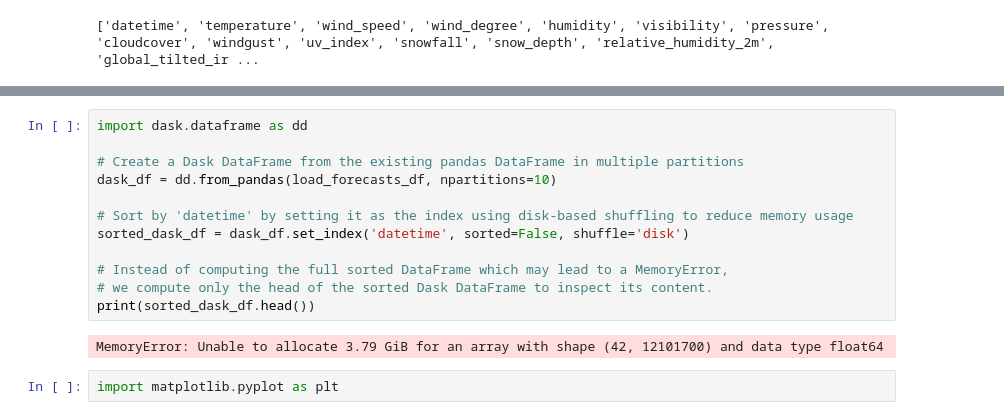
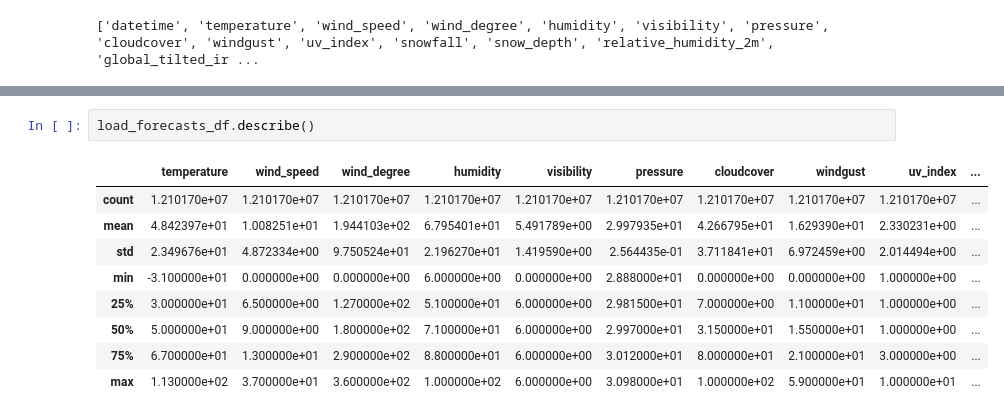
Before and after one commit to LNRobertson/East_River, a Jupyter notebook: notebooks/modeling/baseline_model.ipynb, the cells around one changed output, grey strips where cells are left out. Cells and saved outputs as stored; diff of their text form.

```diff
--- a/notebooks/modeling/baseline_model.ipynb
+++ b/notebooks/modeling/baseline_model.ipynb
@@ -27,16 +33,12 @@ Number of features: 119
-# %%
-import dask.dataframe as dd
-
-# Create a Dask DataFrame from the existing pandas DataFrame in multiple partitions
-dask_df = dd.from_pandas(load_forecasts_df, npartitions=10)
-
-# Sort by 'datetime' by setting it as the index using disk-based shuffling to reduce memory usage
-sorted_dask_df = dask_df.set_index('datetime', sorted=False, shuffle='disk')
-
-# Instead of computing the full sorted DataFrame which may lead to a MemoryError,
-# we compute only the head of the sorted Dask DataFrame to inspect its content.
-print(sorted_dask_df.head())
-# %% [output]
-MemoryError: Unable to allocate 3.79 GiB for an array with shape (42, 12101700) and data type float64
-# %%
-import matplotlib.pyplot as plt
+# %%
+load_forecasts_df.describe()
+# %% [output]
+|  | temperature | wind_speed | wind_degree | humidity | visibility | pressure | cloudcover | windgust | uv_index | ... |
+| count | 1.210170e+07 | 1.210170e+07 | 1.210170e+07 | 1.210170e+07 | 1.210170e+07 | 1.210170e+07 | 1.210170e+07 | 1.210170e+07 | 1.210170e+07 | ... |
+| mean | 4.842397e+01 | 1.008251e+01 | 1.944103e+02 | 6.795401e+01 | 5.491789e+00 | 2.997935e+01 | 4.266795e+01 | 1.629390e+01 | 2.330231e+00 | ... |
+| std | 2.349676e+01 | 4.872334e+00 | 9.750524e+01 | 2.196270e+01 | 1.419590e+00 | 2.564435e-01 | 3.711841e+01 | 6.972459e+00 | 2.014494e+00 | ... |
+| min | -3.100000e+01 | 0.000000e+00 | 0.000000e+00 | 6.000000e+00 | 0.000000e+00 | 2.888000e+01 | 0.000000e+00 | 0.000000e+00 | 1.000000e+00 | ... |
+| 25% | 3.000000e+01 | 6.500000e+00 | 1.270000e+02 | 5.100000e+01 | 6.000000e+00 | 2.981500e+01 | 7.000000e+00 | 1.100000e+01 | 1.000000e+00 | ... |
+| 50% | 5.000000e+01 | 9.000000e+00 | 1.800000e+02 | 7.100000e+01 | 6.000000e+00 | 2.997000e+01 | 3.150000e+01 | 1.550000e+01 | 1.000000e+00 | ... |
+| 75% | 6.700000e+01 | 1.300000e+01 | 2.900000e+02 | 8.800000e+01 | 6.000000e+00 | 3.012000e+01 | 8.000000e+01 | 2.100000e+01 | 3.000000e+00 | ... |
+| max | 1.130000e+02 | 3.700000e+01 | 3.600000e+02 | 1.000000e+02 | 6.000000e+00 | 3.098000e+01 | 1.000000e+02 | 5.900000e+01 | 1.000000e+01 | ... |
```
Also changed, not shown: parts of 18 cells of this notebook.
